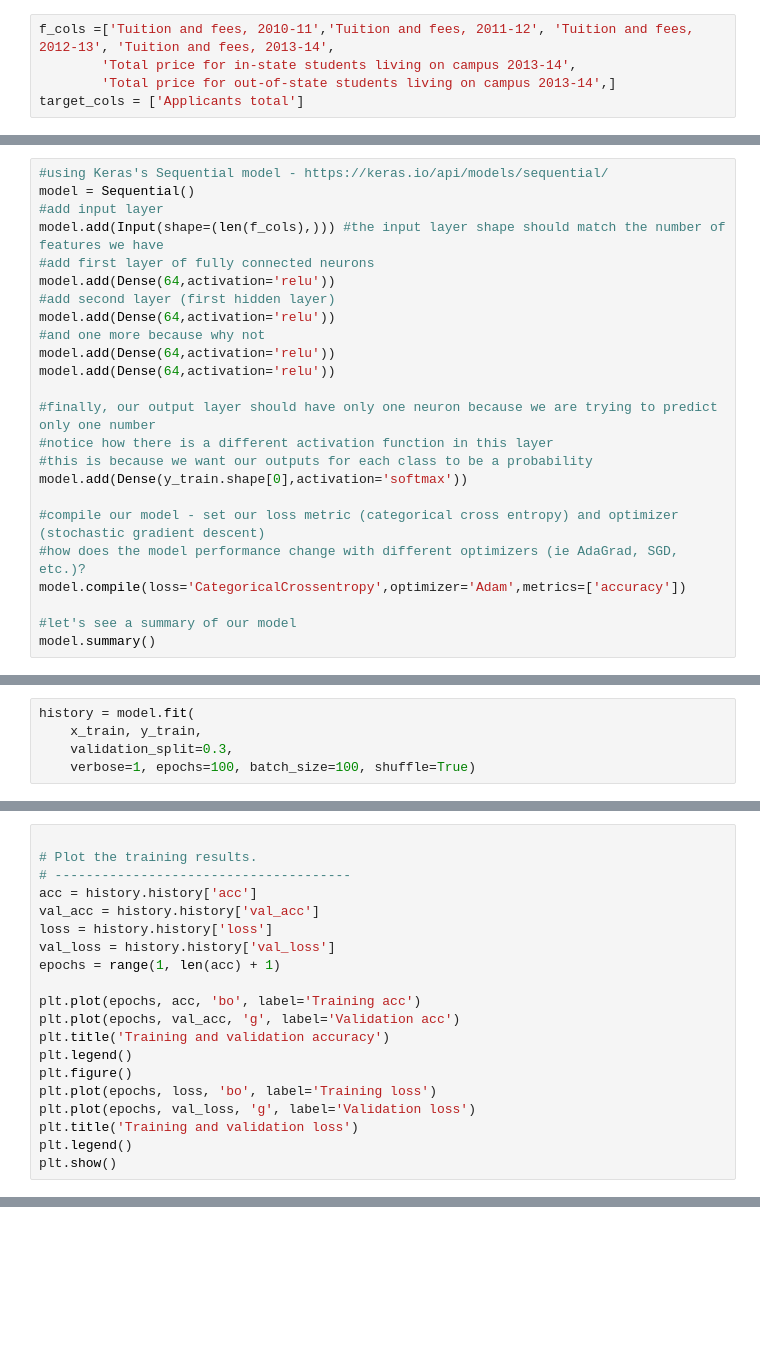
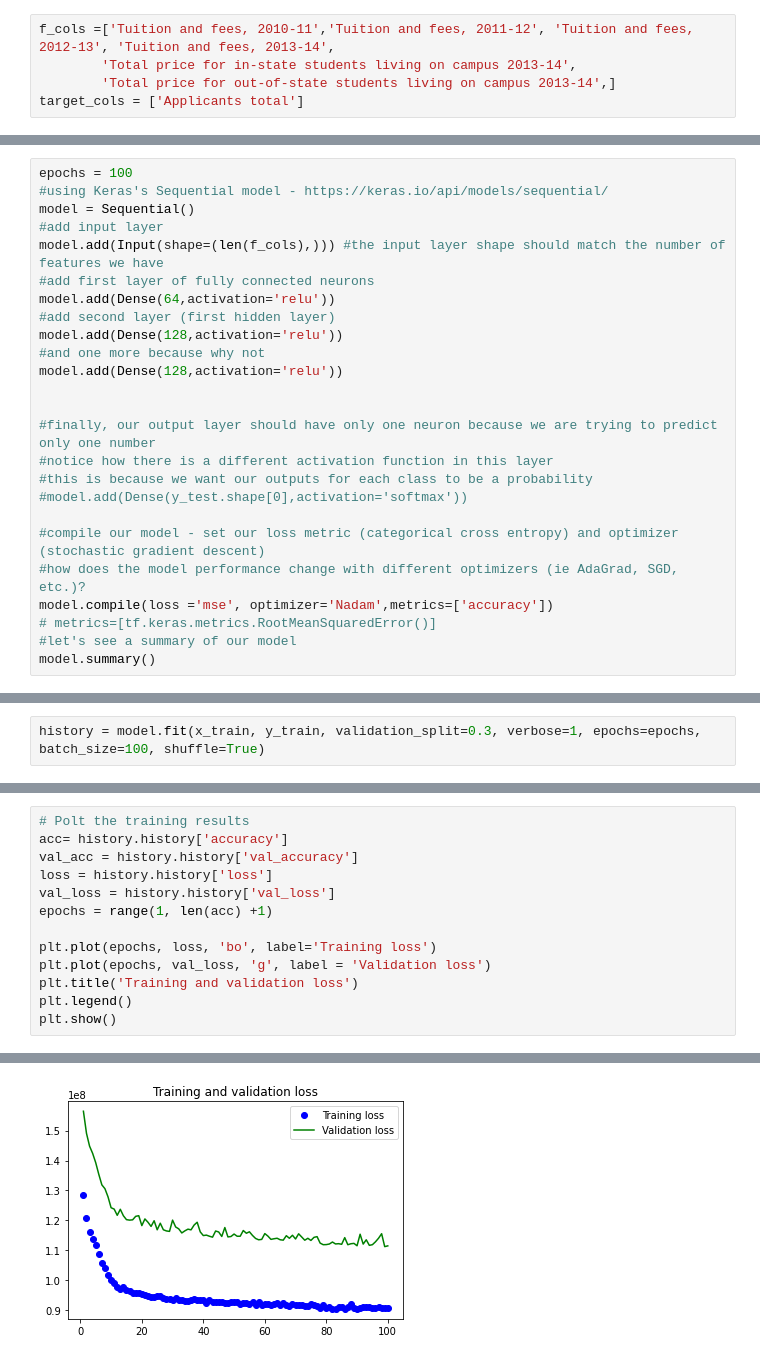
Before and after one commit to XinyuMai/PHSX815_Week12, a Jupyter notebook: HW12.ipynb, the cells around one changed output, grey strips where cells are left out. Drawn from its saved outputs; the diff is of its cells as text; blank space fills up the shorter version.

```diff
--- a/HW12.ipynb
+++ b/HW12.ipynb
@@ -254,4 +261,5 @@ print(y_train.shape)
 # %%
+epochs = 100
 #using Keras's Sequential model - https://keras.io/api/models/sequential/
 model = Sequential()
 #add input layer
@@ -259,20 +267,20 @@ model.add(Input(shape=(len(f_cols),))) #the input layer shape should match the n
 #add first layer of fully connected neurons
 model.add(Dense(64,activation='relu'))
 #add second layer (first hidden layer)
-model.add(Dense(64,activation='relu'))
+model.add(Dense(128,activation='relu'))
 #and one more because why not
-model.add(Dense(64,activation='relu'))
-model.add(Dense(64,activation='relu'))
+model.add(Dense(128,activation='relu'))
+
 
 #finally, our output layer should have only one neuron because we are trying to predict only one number
 #notice how there is a different activation function in this layer
 #this is because we want our outputs for each class to be a probability
-model.add(Dense(y_train.shape[0],activation='softmax'))
+#model.add(Dense(y_test.shape[0],activation='softmax'))
 
 #compile our model - set our loss metric (categorical cross entropy) and optimizer (stochastic gradient descent)
 #how does the model performance change with different optimizers (ie AdaGrad, SGD, etc.)?
-model.compile(loss='CategoricalCrossentropy',optimizer='Adam',metrics=['accuracy'])
-
+model.compile(loss ='mse', optimizer='Nadam',metrics=['accuracy'])
+# metrics=[tf.keras.metrics.RootMeanSquaredError()]
 #let's see a summary of our model
 model.summary()
 # %% [output]
@@ -295,9 +299,6 @@ Trainable params: 63,628
 Non-trainable params: 0
 _________________________________________________________________
 # %%
-history = model.fit(
-    x_train, y_train,
-    validation_split=0.3,
-    verbose=1, epochs=100, batch_size=100, shuffle=True)
+history = model.fit(x_train, y_train, validation_split=0.3, verbose=1, epochs=epochs, batch_size=100, shuffle=True)
 # %% [output]
 Epoch 1/100
@@ -308,20 +321,13 @@ ValueError: in user code:
 # %%
-
-# Plot the training results.
-# --------------------------------------
-acc = history.history['acc']
-val_acc = history.history['val_acc']
+# Polt the training results
+acc= history.history['accuracy']
+val_acc = history.history['val_accuracy']
 loss = history.history['loss']
 val_loss = history.history['val_loss']
-epochs = range(1, len(acc) + 1)
+epochs = range(1, len(acc) +1)
 
-plt.plot(epochs, acc, 'bo', label='Training acc')
-plt.plot(epochs, val_acc, 'g', label='Validation acc')
-plt.title('Training and validation accuracy')
-plt.legend()
-plt.figure()
 plt.plot(epochs, loss, 'bo', label='Training loss')
-plt.plot(epochs, val_loss, 'g', label='Validation loss')
+plt.plot(epochs, val_loss, 'g', label = 'Validation loss')
 plt.title('Training and validation loss')
 plt.legend()
 plt.show()
@@ -329,0 +339 @@ NameError: name 'history' is not defined
+[figure, added]
```
Also changed, not shown: parts of 4 cells of this notebook.
